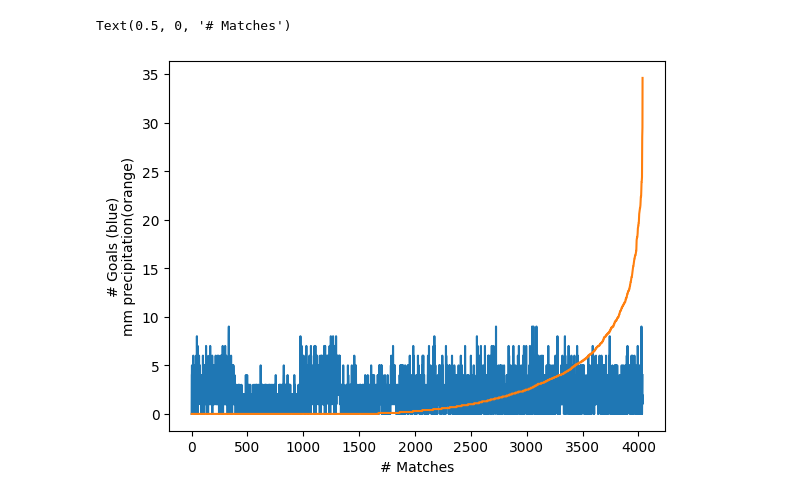
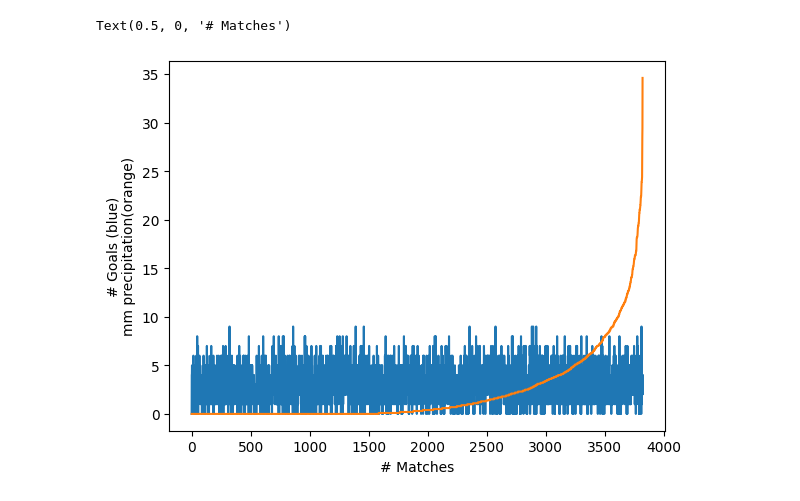
Before and after one commit to Robert-Ousch/dasciproject-ws25_26-group15, a Jupyter notebook: Q2_Q3.ipynb, the cells around one changed output. Drawn from its saved outputs; the diff is of its cells as text; code cells hidden in the pictures.

Commit message:
add diagrams for Q2 and Q3

```diff
--- a/Q2_Q3.ipynb
+++ b/Q2_Q3.ipynb
@@ -21,7 +22,7 @@ teams = {}
 
 # do the analysis for all the leagues (takes over 10 minutes!)
 response = json.loads(requests.get("https://api.openligadb.de/getavailableleagues").text)
-response = list(filter(lambda x: "1. Fußball-Bundesliga" in x["leagueName"] and "26" not in x, response)) # completed Bundesliga seasons only
+response = list(filter(lambda x: "1. Fußball-Bundesliga" in x["leagueName"] and int(x["leagueSeason"]) in range(2004, 2025), response)) # completed Bundesliga seasons starting from 2004 only
 for league in response:
     try:
         matches[league["leagueName"]] = json.loads(requests.get(f"https://api.openligadb.de/getmatchdata/{league['leagueShortcut']}/{league['leagueSeason']}").text)
@@ -121,12 +137,12 @@ Text(0.5, 1.0, 'Goals distribution for teams from some Bundesliga\nseasons acros
 # %%
 # graphical representation (Question 3)
 # extract relevant data and sort
-data = np.array(sorted([(match["matchResults"][0]["pointsTeam1"] + match["matchResults"][0]["pointsTeam2"], match["rain"], match["precipitation"]) for match in flattened_matches], key = lambda match: match[2])).transpose()
+data = np.array(sorted([(max(match["matchResults"][0]["pointsTeam1"] + match["matchResults"][0]["pointsTeam2"], len(match["goals"])), match["rain"], match["precipitation"]) for match in flattened_matches], key = lambda match: match[2])).transpose()
 plot = plt.plot(range(len(data[0])), data[0]) # plot number of goals
 #plot.append(plt.plot(range(len(data[0])), data[1])) # plot rain
 plot.append(plt.plot(range(len(data[0])), data[2])) # plot precipitation
 plt.ylabel("# Goals (blue)\nmm precipitation(orange)")
 plt.xlabel("# Matches")
 # %% [output]
 Text(0.5, 0, '# Matches')
-[figure, old version]
+[figure, new version]
```
Also changed, not shown: parts of 5 cells of this notebook, 1 other file.
